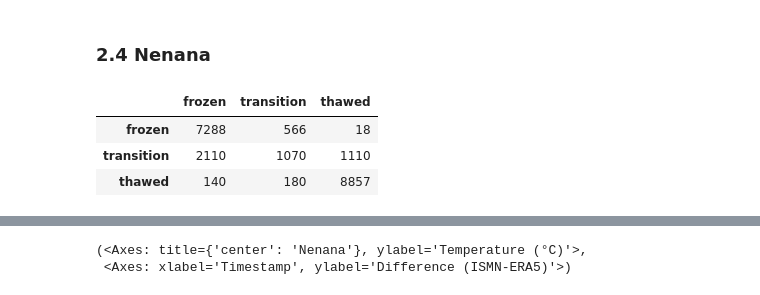
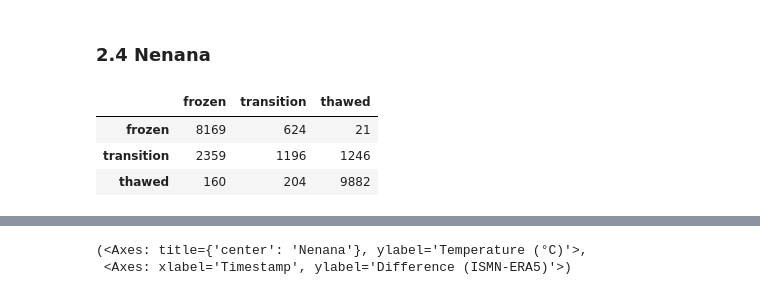
Before and after one commit to gerezk/freeze-thaw-soil-prediction, a Jupyter notebook: notebooks/assess_methodology.ipynb, the cells around one changed output, grey strips where cells are left out. Cells and saved outputs as stored; diff of their text form; code cells hidden in the pictures.

```diff
--- a/notebooks/assess_methodology.ipynb
+++ b/notebooks/assess_methodology.ipynb
@@ -213,15 +213,15 @@ plot_temp_differences(gobblers_knob_era5_df, StationName.GOBBLERS_KNOB, start_da
 # %% [markdown]
 ### 2.4 Nenana
 # %%
-_, nenana_era5_df = combine_dfs.main(StationName.NENANA, c.CLEANED_DATA_PATH)
+_, nenana_era5_df = combine_dfs(StationName.NENANA, c.CLEANED_DATA_PATH)
 nenana_era5_df = nenana_era5_df.dropna()
 
 create_cm_df(nenana_era5_df, c.CLASSES)
 # %% [output]
 |  | frozen | transition | thawed |
-| frozen | 7288 | 566 | 18 |
-| transition | 2110 | 1070 | 1110 |
-| thawed | 140 | 180 | 8857 |
+| frozen | 8169 | 624 | 21 |
+| transition | 2359 | 1196 | 1246 |
+| thawed | 160 | 204 | 9882 |
 # %%
 plot_temp_labels(nenana_era5_df, StationName.NENANA, start_date, end_date)
 # %% [output]
```
Also changed, not shown: parts of 25 cells of this notebook, 9 other files.
